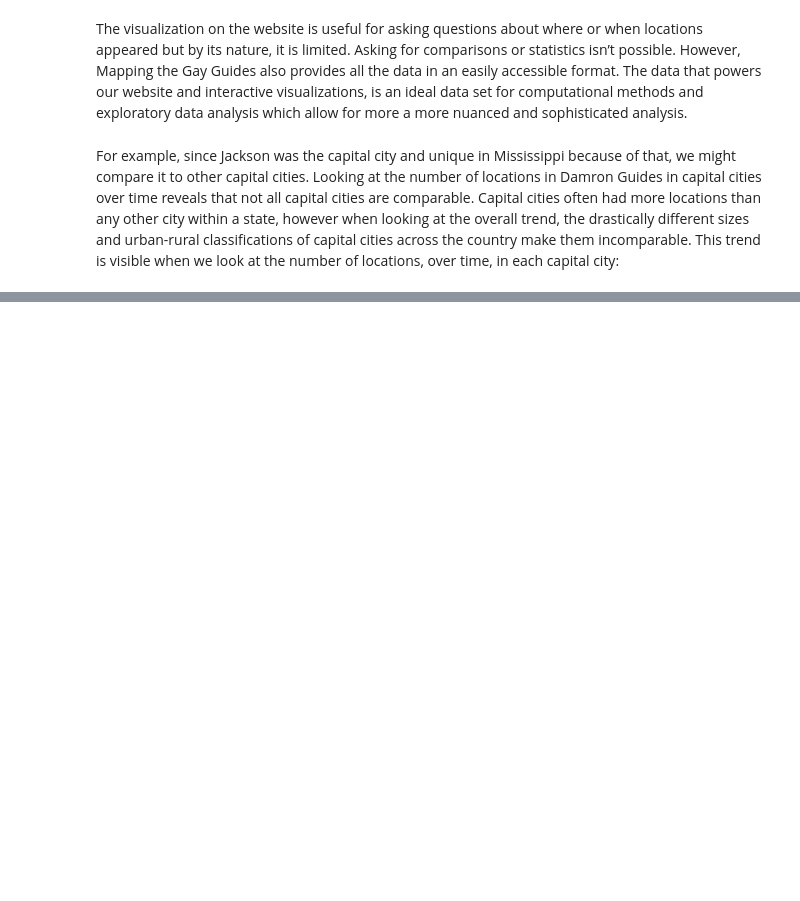
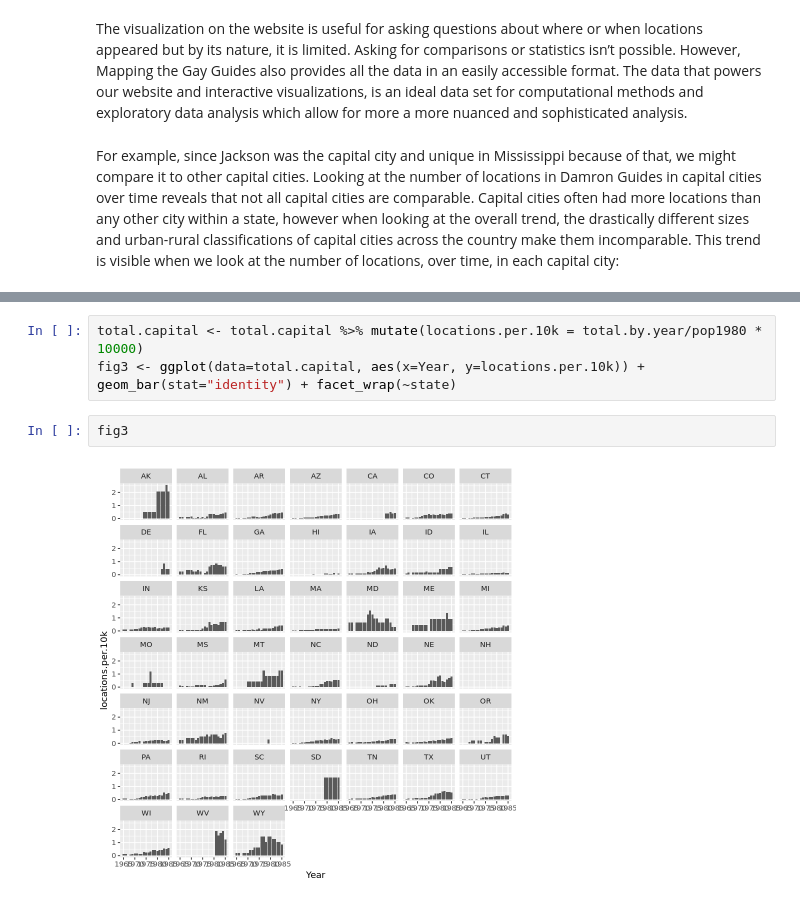
Before and after one commit to regan008/mggjdh, a Jupyter notebook: author_guideline_template.ipynb, the cells around one changed output, grey strips where cells are left out. Drawn from its saved outputs; the diff is of its cells as text; blank space fills up the shorter version.

```diff
--- a/author_guideline_template.ipynb
+++ b/author_guideline_template.ipynb
@@ -121,0 +133,7 @@ ERROR: Error in semi_join(x = gayguides, y = capitals, by = c("city", "state")):
+# %%
+total.capital <- total.capital %>% mutate(locations.per.10k = total.by.year/pop1980 * 10000)
+fig3 <- ggplot(data=total.capital, aes(x=Year, y=locations.per.10k)) + geom_bar(stat="identity") + facet_wrap(~state)
+# %%
+fig3
+# %% [output]
+[figure, added]
```
Also changed, not shown: parts of 3 cells of this notebook.
